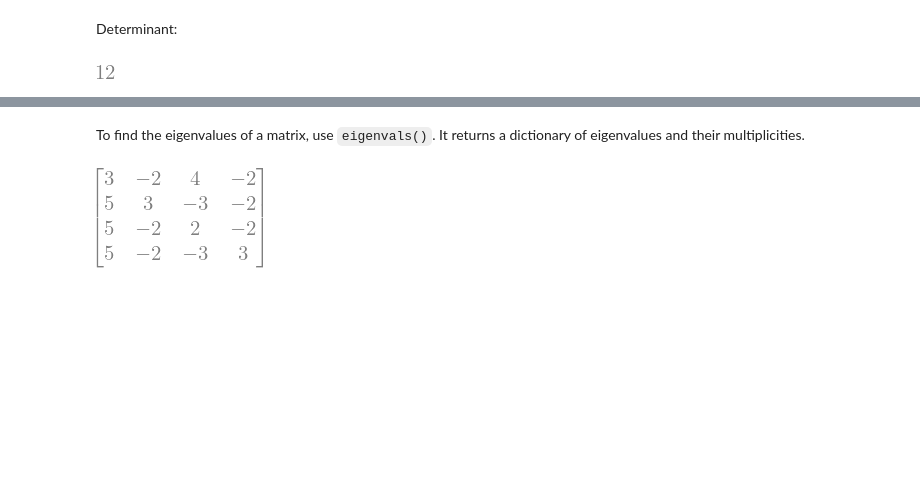
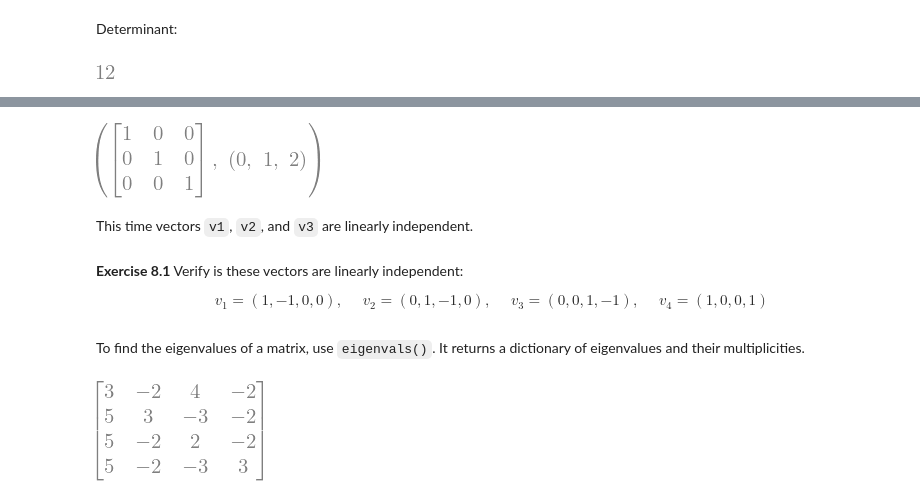
Before and after one commit to uqglmn/qm, a Jupyter notebook: A_mini_SymPy_tutorial.ipynb, the cells around one changed output, grey strips where cells are left out. Drawn from its saved outputs; the diff is of its cells as text; code cells hidden in the pictures; blank space fills up the shorter version.

```diff
--- a/A_mini_SymPy_tutorial.ipynb
+++ b/A_mini_SymPy_tutorial.ipynb
@@ -519,0 +546,22 @@ A.det()
+# %%
+# define three vectors
+v1 = [1,2,3]
+v2 = [2,5,6]
+v3 = [2,1,0]
+# %%
+# combine vectors into a matrix: each vectors is a column of the resulting matrix
+A = sym.Matrix([v1,v2,v3]).T
+A.rref()
+# %% [output]
+[figure, added]
+# %% [markdown]
+This time vectors ``v1``, ``v2``, and ``v3`` are linearly independent.
+# %% [markdown]
+**Exercise 8.1** Verify is these vectors are linearly independent:
+
+$$
+v_1 = (1,-1,0,0), \quad\;
+v_2 = (0,1,-1,0), \quad\;
+v_3 = (0,0,1,-1), \quad\;
+v_4 = (1,0,0,1)
+$$
```
Also changed, not shown: parts of 18 cells of this notebook.
